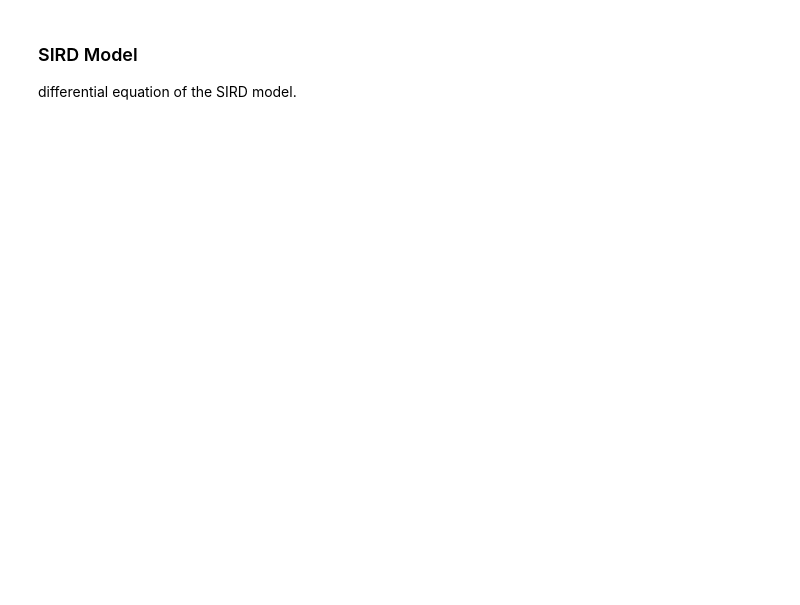
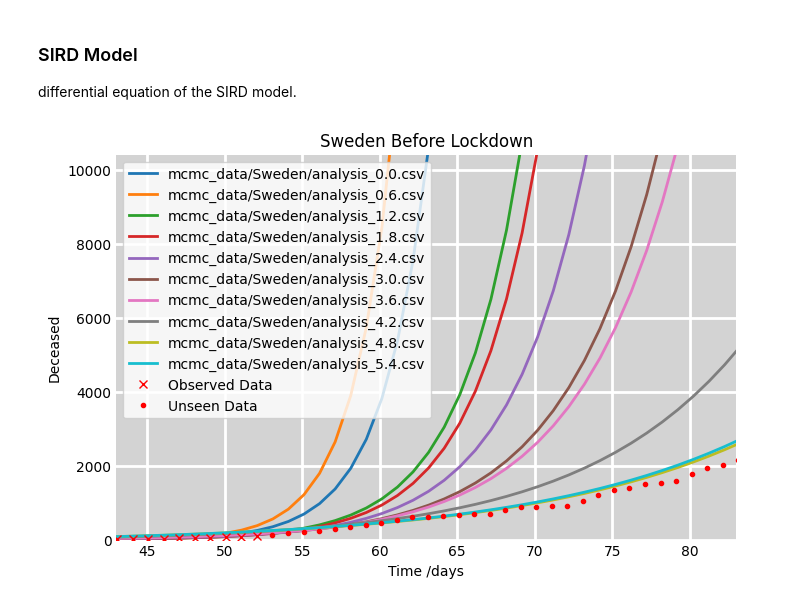
Before and after one commit to zenodea/MCMC_parameter_estimation, a Jupyter notebook: Data Analysis/sweden_analysis.ipynb, the cells around one changed output. Saved outputs shown, nothing was run; the diff lists cells and outputs as text; code cells hidden in the pictures; blank space fills up the shorter version.

```diff
--- a/Data Analysis/sweden_analysis.ipynb
+++ b/Data Analysis/sweden_analysis.ipynb
@@ -14,7 +49,7 @@ differential equation of the SIRD model.
 def deriv(y, t, N, beta, gamma, rho):
     S, I, R, D= y
     dSdt = -(beta * S * I) / N
-    dIdt = (beta * S * I / N) - (gamma * I) - (rho * I)
+    dIdt = (beta * S * I / N) - ((gamma+rho) * I)
     dRdt = gamma * I
     dDdt = rho * I
     return dSdt, dIdt, dRdt, dDdt
@@ -39,0 +98,47 @@ def getSIRD(tf, N, i0, beta, gamma, rho, sd):
+# %%
+dataset = {
+    'Switzerland' : {
+        'data' : pd.read_csv("../processed_data/cumDeathSwitzerland.csv"),
+        'fLock' : ['2020-03-17', '2020-04-27'],
+        'sLock' : ['2021-01-18', '2021-03-01'],
+        'pop' : 8570146
+            },
+        'Sweden' : {
+        'data' : pd.read_csv("../processed_data/cumDeathSweden.csv"),
+        'fLock' : ['2020-03-15', '2020-04-06'],
+        'sLock' : ['2020-12-15', '2021-06-05'],
+        'pop' : 10420000
+            }
+}
+# %%
+country_names = ['Sweden']
+sird_deaths = {}
+fildesDir = "mcmc_data/Sweden/"
+country = "Sweden"
+fig, (ax1) = plt.subplots(1,1, figsize=(8,5))
+ax1.set_facecolor('lightgrey')
+r_sweden = []
+file_list = [str(x) for x in Path(fildesDir).rglob('analysis_*.csv')]
+file_list.sort()
+for file in file_list:
+    # Plot the data on three separate curves for S(t), I(t) and R(t)
+
+    pop = dataset[country]['pop']
+    startDate = dataset[country]['fLock'][0]
+    realData = pd.read_csv('../processed_data/cumDeath'+country+'.csv')
+    firstDate = realData.loc[0]['date']
+
+
+    obvData_start = timeTot(firstDate,startDate)
+    obvData_end = timeTot(firstDate,addTime(startDate,20))
+    add = dataset[country]['data'].iloc[[obvData_start]]['cumDeath']
+    df = pd.read_csv(file)
+    graph = plotSIRD(ax1,200, pop, df.loc[3][1], df.loc[0][1], df.loc[1][1], df.loc[2][1], [0,pop/1000], [obvData_start,obvData_end+20], [df.loc[0][2], df.loc[1][2], df.loc[2][2]], timeTot(firstDate,startDate)-10, False, file)
+    r_sweden.append(df.loc[4][1])
+
+final_graph =plotRealData(ax1, realData, obvData_start, obvData_end-10, graph,0)
+ax1.set_title(country + " Before Lockdown")
+ax1.legend()
+plt.savefig('results/sweden_analysis/'+country+'.png')
+# %% [output]
+[figure, added]
```
Also changed, not shown: parts of 7 cells of this notebook, 38 other files.
